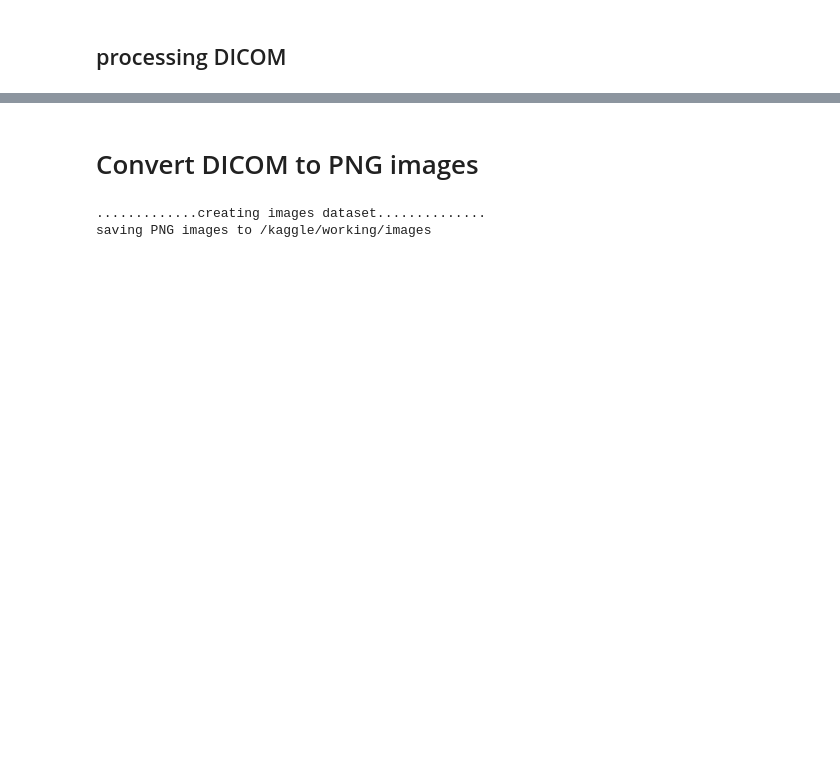
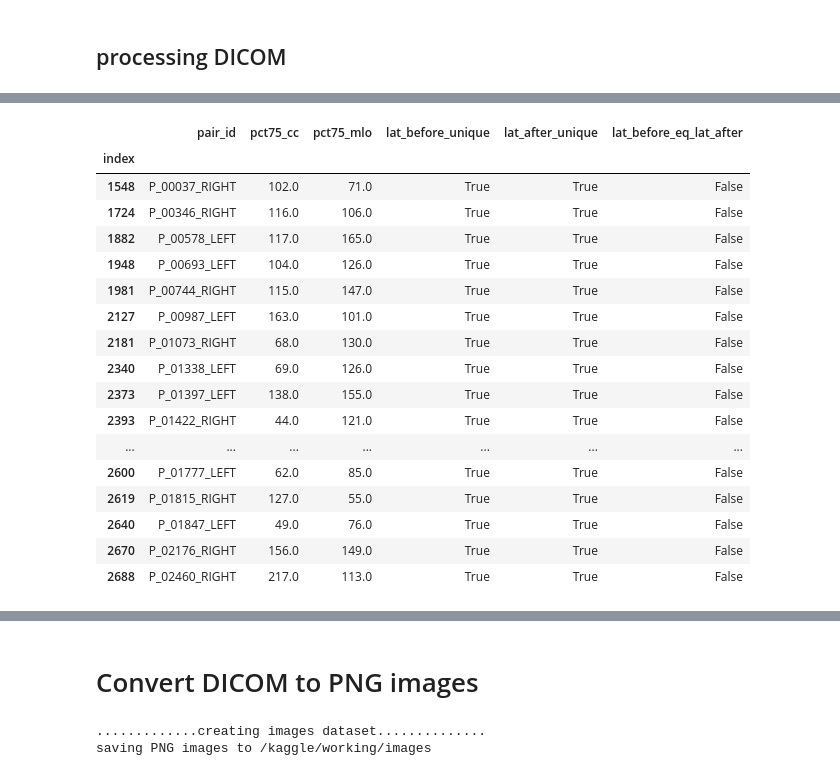
Before and after one commit to yunama47/Klasifikasi-Mammografi, a Jupyter notebook: kaggle_dataset_preprocessing_notebook.ipynb, the cells around one changed output, grey strips where cells are left out. Saved outputs shown, nothing was run; the diff lists cells and outputs as text; code cells hidden in the pictures; blank space fills up the shorter version.

```diff
--- a/kaggle_dataset_preprocessing_notebook.ipynb
+++ b/kaggle_dataset_preprocessing_notebook.ipynb
@@ -388,0 +469,22 @@ kesimpulan : dapat diabaikan
+# %%
+rdf_filter = r_df.lat_before_eq_lat_after == False
+r_df[rdf_filter]
+# %% [output]
+|  | pair_id | pct75_cc | pct75_mlo | lat_before_unique | lat_after_unique | lat_before_eq_lat_after |
+| index |  |  |  |  |  |  |
+| 1548 | P_00037_RIGHT | 102.0 | 71.0 | True | True | False |
+| 1724 | P_00346_RIGHT | 116.0 | 106.0 | True | True | False |
+| 1882 | P_00578_LEFT | 117.0 | 165.0 | True | True | False |
+| 1948 | P_00693_LEFT | 104.0 | 126.0 | True | True | False |
+| 1981 | P_00744_RIGHT | 115.0 | 147.0 | True | True | False |
+| 2127 | P_00987_LEFT | 163.0 | 101.0 | True | True | False |
+| 2181 | P_01073_RIGHT | 68.0 | 130.0 | True | True | False |
+| 2340 | P_01338_LEFT | 69.0 | 126.0 | True | True | False |
+| 2373 | P_01397_LEFT | 138.0 | 155.0 | True | True | False |
+| 2393 | P_01422_RIGHT | 44.0 | 121.0 | True | True | False |
+| ... | ... | ... | ... | ... | ... | ... |
+| 2600 | P_01777_LEFT | 62.0 | 85.0 | True | True | False |
+| 2619 | P_01815_RIGHT | 127.0 | 55.0 | True | True | False |
+| 2640 | P_01847_LEFT | 49.0 | 76.0 | True | True | False |
+| 2670 | P_02176_RIGHT | 156.0 | 149.0 | True | True | False |
+| 2688 | P_02460_RIGHT | 217.0 | 113.0 | True | True | False |
```
Also changed, not shown: parts of 15 cells of this notebook.
